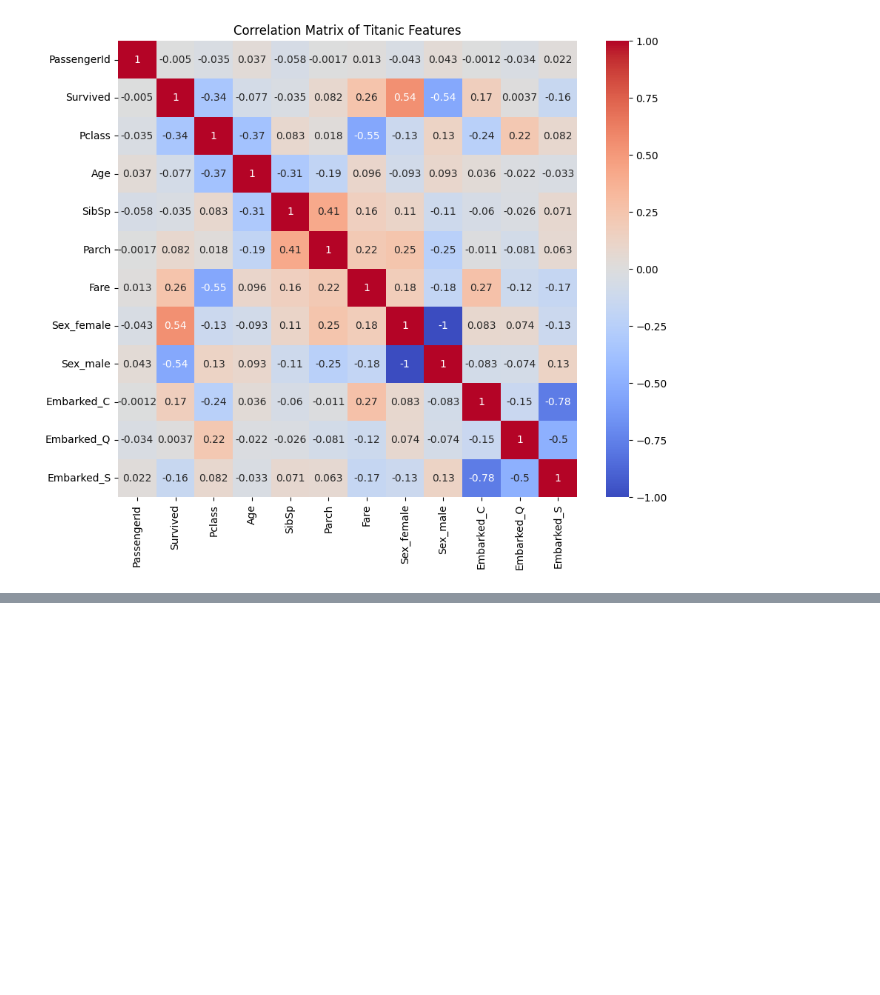
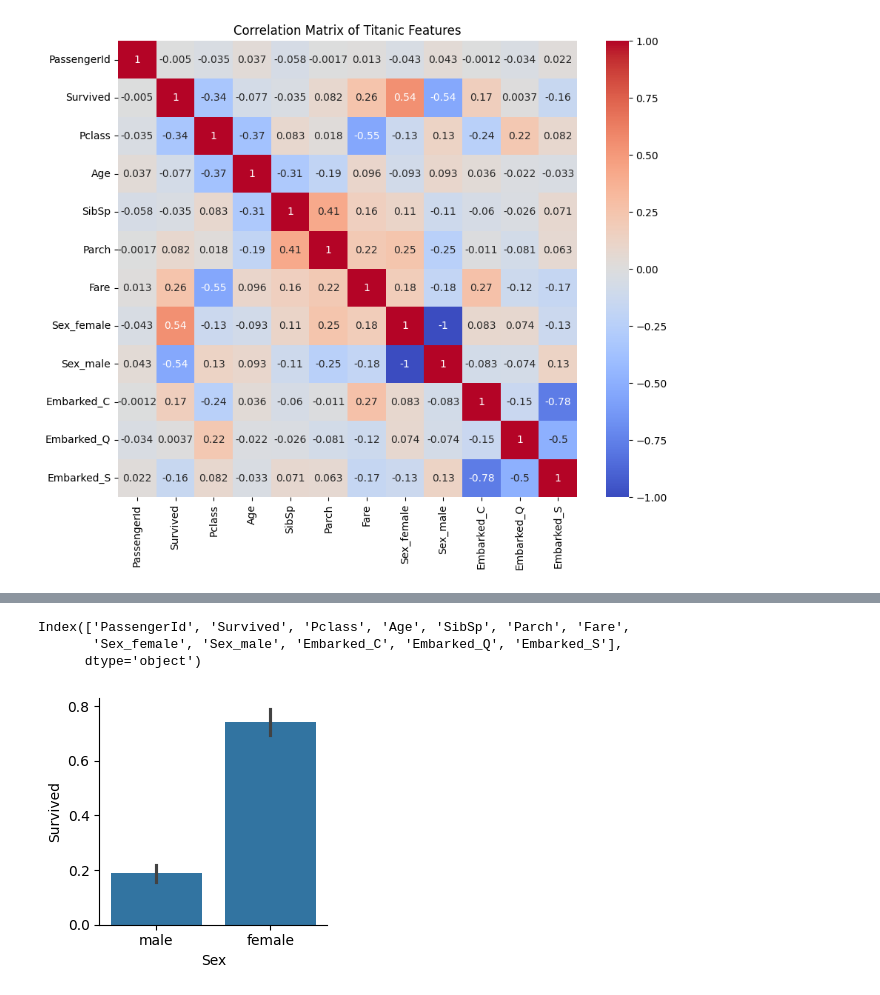
Before and after one commit to zy-shih/titanic-analysis, a Jupyter notebook: 鐵達尼號存活預測(2)reference.ipynb, the cells around one changed output, grey strips where cells are left out. Cells and saved outputs as stored; diff of their text form; code cells hidden in the pictures; blank space fills up the shorter version.

```diff
--- a/鐵達尼號存活預測(2)reference.ipynb
+++ b/鐵達尼號存活預測(2)reference.ipynb
@@ -49,0 +82,21 @@ plt.show()
+# %%
+def plot_categories( df , cat , target , **kwargs ):
+    row = kwargs.get( 'row' , None )
+    col = kwargs.get( 'col' , None )
+    facet = sns.FacetGrid( df , row = row , col = col )
+    facet.map( sns.barplot , cat , target )
+    facet.add_legend()
+# %%
+print(df_titanic_ana.columns)
+# %% [output]
+Index(['PassengerId', 'Survived', 'Pclass', 'Age', 'SibSp', 'Parch', 'Fare',
+       'Sex_female', 'Sex_male', 'Embarked_C', 'Embarked_Q', 'Embarked_S'],
+      dtype='object')
+# %%
+#先建立一個新的 Sex 欄位。這個欄位的值可以基於 Sex_female 和 Sex_male 的值來決定 (由於先前將sex拆解)
+df_titanic_ana['Sex'] = df_titanic_ana.apply(lambda row: 'female' if row['Sex_female'] == 1 else 'male', axis=1)
+
+plot_categories( df_titanic_ana , cat = 'Sex' , target = 'Survived' )
+plt.show()
+# %% [output]
+[figure, added]
```
Also changed, not shown: parts of 10 cells of this notebook.
